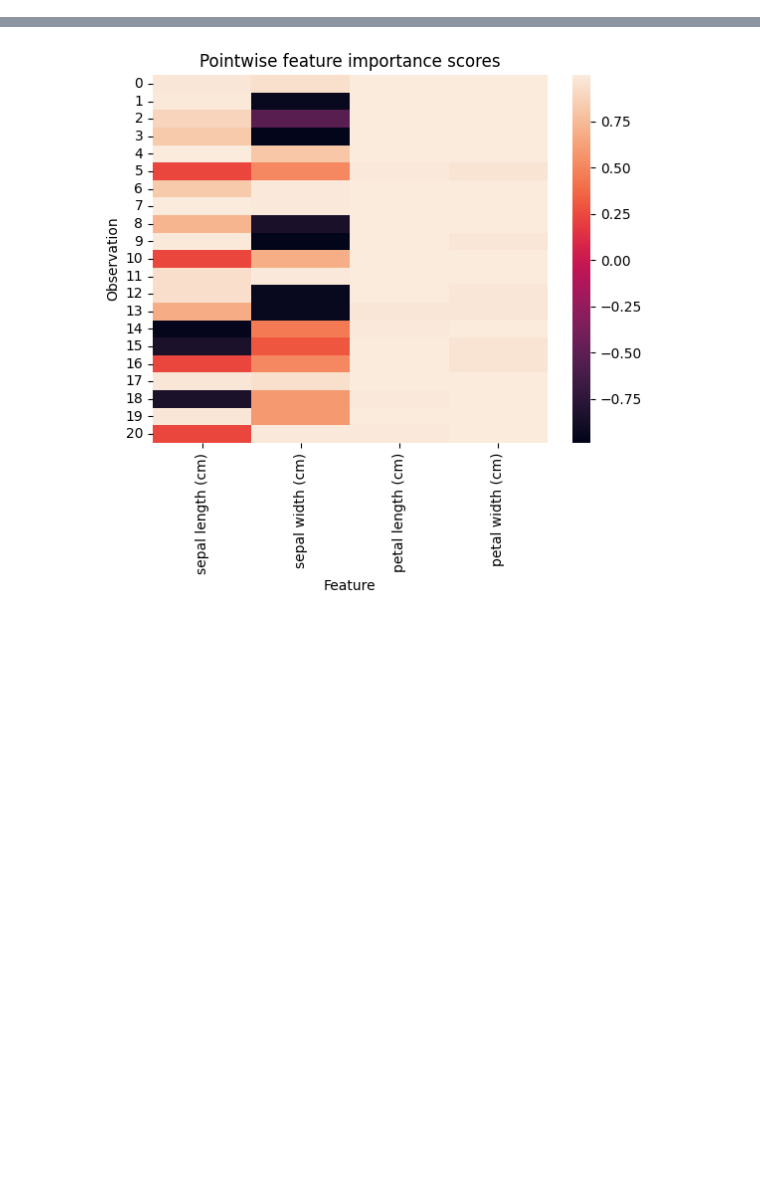
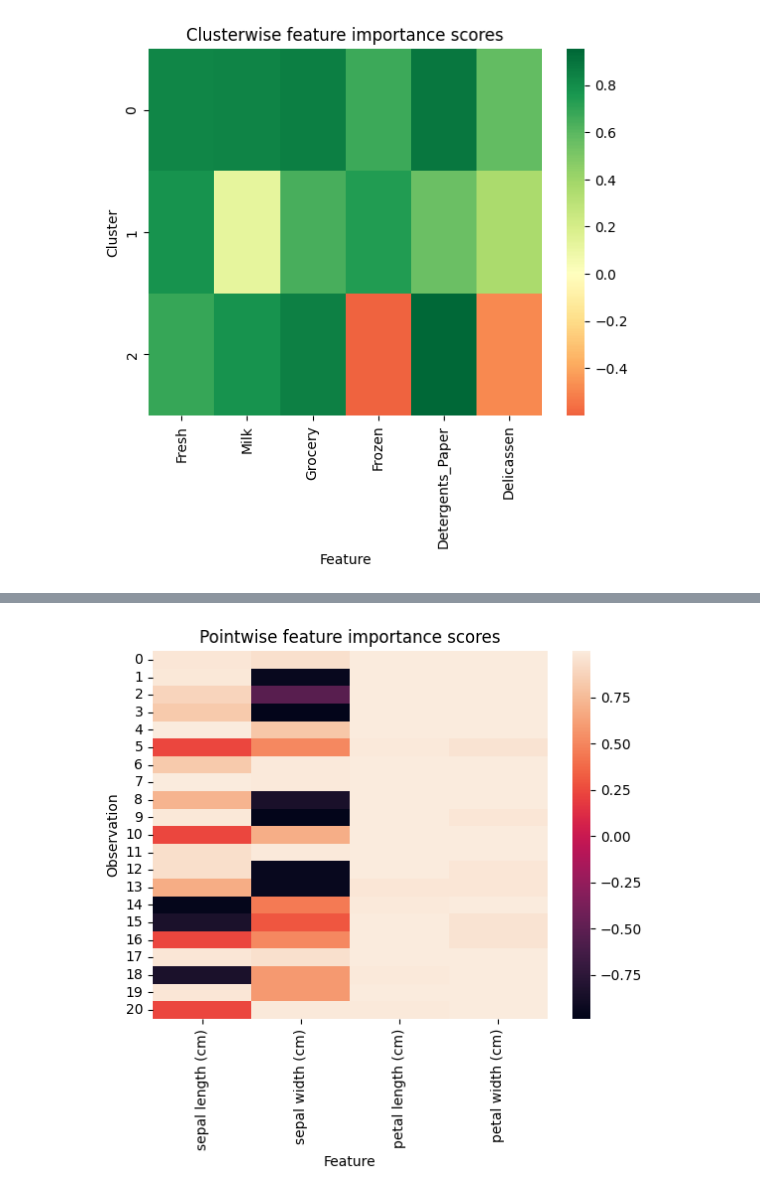
Before and after one commit to AlexF1994/cluster-explain, a Jupyter notebook: notebooks/plotting_importances.ipynb, the cells around one changed output, grey strips where cells are left out. Saved outputs shown, nothing was run; the diff lists cells and outputs as text; code cells hidden in the pictures; blank space fills up the shorter version.

```diff
--- a/notebooks/plotting_importances.ipynb
+++ b/notebooks/plotting_importances.ipynb
@@ -59,0 +76,4 @@ feature = "sepal length (cm)"
+# %%
+explained_clustering_all.show_cluster_relevance()
+# %% [output]
+[figure, added]
```
Also changed, not shown: parts of 14 cells of this notebook, 1 other file.
